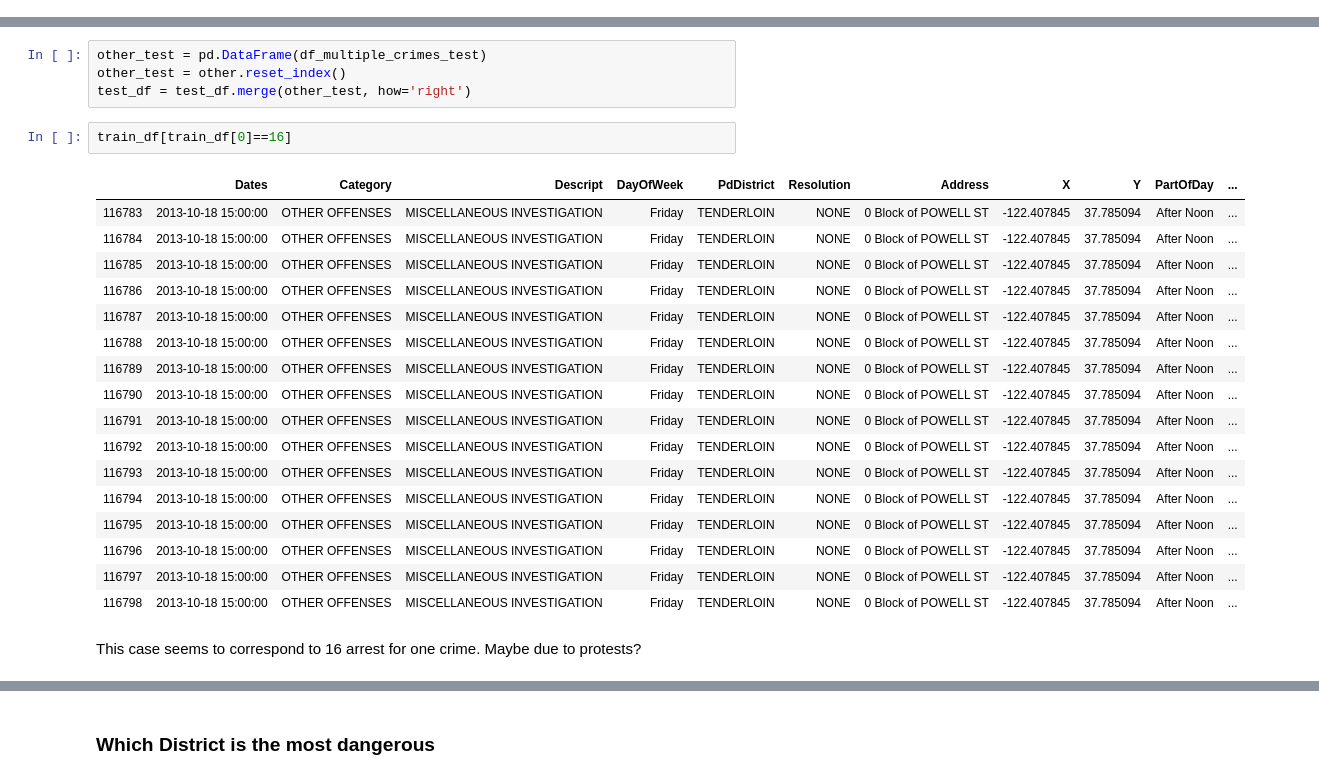
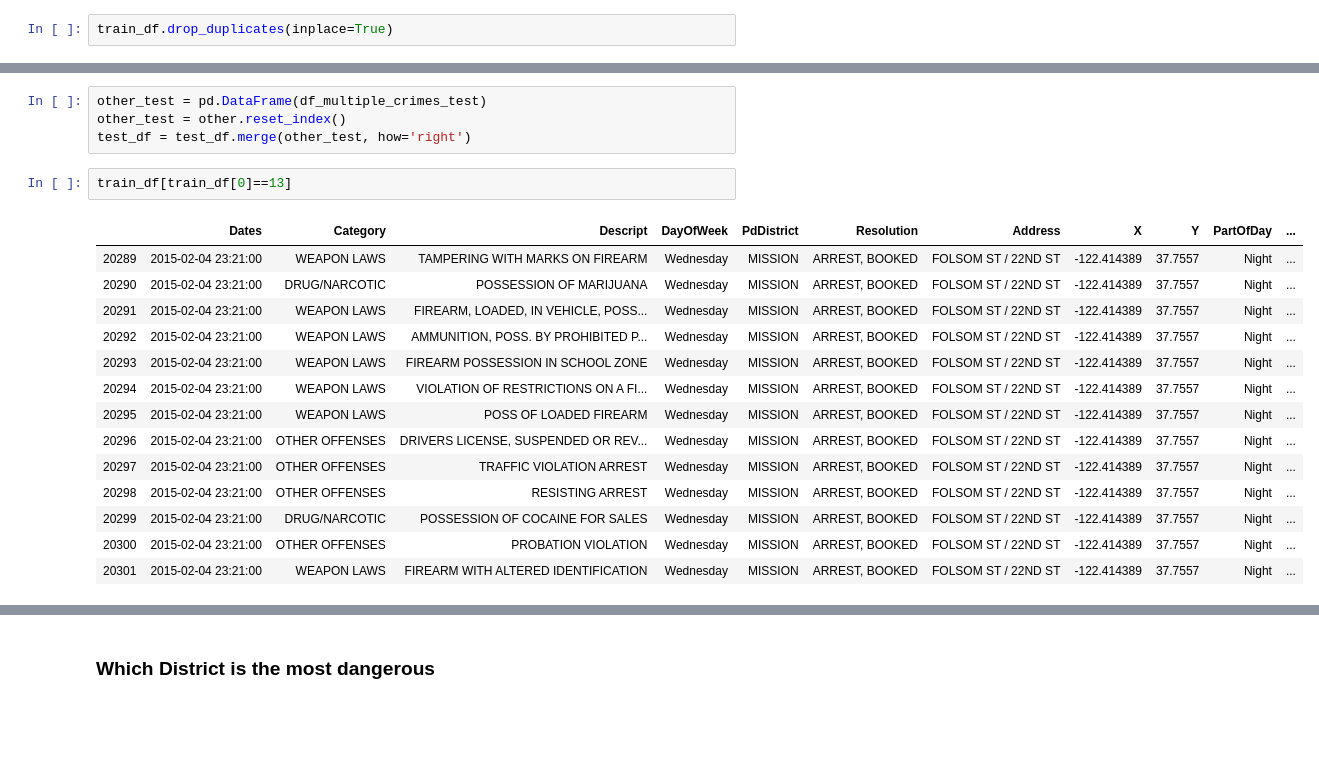
Before and after one commit to Frustrado/Crime-Classification, a Jupyter notebook: SF_crimes_analysis.ipynb, the cells around one changed output, grey strips where cells are left out. Saved outputs shown, nothing was run; the diff lists cells and outputs as text; blank space fills up the shorter version.

```diff
--- a/SF_crimes_analysis.ipynb
+++ b/SF_crimes_analysis.ipynb
@@ -135,3 +143,5 @@ We don't have any null values in our train dataset
+# %%
+train_df.drop_duplicates(inplace=True)
 # %% [markdown]
 ### Test dataset
 # %%
@@ -320,24 +372,19 @@ other_test = pd.DataFrame(df_multiple_crimes_test)
 other_test = other.reset_index()
 test_df = test_df.merge(other_test, how='right')
 # %%
-train_df[train_df[0]==16]
+train_df[train_df[0]==13]
 # %% [output]
 |  | Dates | Category | Descript | DayOfWeek | PdDistrict | Resolution | Address | X | Y | PartOfDay | ... |
-| 116783 | 2013-10-18 15:00:00 | OTHER OFFENSES | MISCELLANEOUS INVESTIGATION | Friday | TENDERLOIN | NONE | 0 Block of POWELL ST | -122.407845 | 37.785094 | After Noon | ... |
-| 116784 | 2013-10-18 15:00:00 | OTHER OFFENSES | MISCELLANEOUS INVESTIGATION | Friday | TENDERLOIN | NONE | 0 Block of POWELL ST | -122.407845 | 37.785094 | After Noon | ... |
-| 116785 | 2013-10-18 15:00:00 | OTHER OFFENSES | MISCELLANEOUS INVESTIGATION | Friday | TENDERLOIN | NONE | 0 Block of POWELL ST | -122.407845 | 37.785094 | After Noon | ... |
-| 116786 | 2013-10-18 15:00:00 | OTHER OFFENSES | MISCELLANEOUS INVESTIGATION | Friday | TENDERLOIN | NONE | 0 Block of POWELL ST | -122.407845 | 37.785094 | After Noon | ... |
-| 116787 | 2013-10-18 15:00:00 | OTHER OFFENSES | MISCELLANEOUS INVESTIGATION | Friday | TENDERLOIN | NONE | 0 Block of POWELL ST | -122.407845 | 37.785094 | After Noon | ... |
-| 116788 | 2013-10-18 15:00:00 | OTHER OFFENSES | MISCELLANEOUS INVESTIGATION | Friday | TENDERLOIN | NONE | 0 Block of POWELL ST | -122.407845 | 37.785094 | After Noon | ... |
-| 116789 | 2013-10-18 15:00:00 | OTHER OFFENSES | MISCELLANEOUS INVESTIGATION | Friday | TENDERLOIN | NONE | 0 Block of POWELL ST | -122.407845 | 37.785094 | After Noon | ... |
-| 116790 | 2013-10-18 15:00:00 | OTHER OFFENSES | MISCELLANEOUS INVESTIGATION | Friday | TENDERLOIN | NONE | 0 Block of POWELL ST | -122.407845 | 37.785094 | After Noon | ... |
-| 116791 | 2013-10-18 15:00:00 | OTHER OFFENSES | MISCELLANEOUS INVESTIGATION | Friday | TENDERLOIN | NONE | 0 Block of POWELL ST | -122.407845 | 37.785094 | After Noon | ... |
-| 116792 | 2013-10-18 15:00:00 | OTHER OFFENSES | MISCELLANEOUS INVESTIGATION | Friday | TENDERLOIN | NONE | 0 Block of POWELL ST | -122.407845 | 37.785094 | After Noon | ... |
-| 116793 | 2013-10-18 15:00:00 | OTHER OFFENSES | MISCELLANEOUS INVESTIGATION | Friday | TENDERLOIN | NONE | 0 Block of POWELL ST | -122.407845 | 37.785094 | After Noon | ... |
-| 116794 | 2013-10-18 15:00:00 | OTHER OFFENSES | MISCELLANEOUS INVESTIGATION | Friday | TENDERLOIN | NONE | 0 Block of POWELL ST | -122.407845 | 37.785094 | After Noon | ... |
-| 116795 | 2013-10-18 15:00:00 | OTHER OFFENSES | MISCELLANEOUS INVESTIGATION | Friday | TENDERLOIN | NONE | 0 Block of POWELL ST | -122.407845 | 37.785094 | After Noon | ... |
-| 116796 | 2013-10-18 15:00:00 | OTHER OFFENSES | MISCELLANEOUS INVESTIGATION | Friday | TENDERLOIN | NONE | 0 Block of POWELL ST | -122.407845 | 37.785094 | After Noon | ... |
-| 116797 | 2013-10-18 15:00:00 | OTHER OFFENSES | MISCELLANEOUS INVESTIGATION | Friday | TENDERLOIN | NONE | 0 Block of POWELL ST | -122.407845 | 37.785094 | After Noon | ... |
-| 116798 | 2013-10-18 15:00:00 | OTHER OFFENSES | MISCELLANEOUS INVESTIGATION | Friday | TENDERLOIN | NONE | 0 Block of POWELL ST | -122.407845 | 37.785094 | After Noon | ... |
+| 20289 | 2015-02-04 23:21:00 | WEAPON LAWS | TAMPERING WITH MARKS ON FIREARM | Wednesday | MISSION | ARREST, BOOKED | FOLSOM ST / 22ND ST | -122.414389 | 37.7557 | Night | ... |
+| 20290 | 2015-02-04 23:21:00 | DRUG/NARCOTIC | POSSESSION OF MARIJUANA | Wednesday | MISSION | ARREST, BOOKED | FOLSOM ST / 22ND ST | -122.414389 | 37.7557 | Night | ... |
+| 20291 | 2015-02-04 23:21:00 | WEAPON LAWS | FIREARM, LOADED, IN VEHICLE, POSS... | Wednesday | MISSION | ARREST, BOOKED | FOLSOM ST / 22ND ST | -122.414389 | 37.7557 | Night | ... |
+| 20292 | 2015-02-04 23:21:00 | WEAPON LAWS | AMMUNITION, POSS. BY PROHIBITED P... | Wednesday | MISSION | ARREST, BOOKED | FOLSOM ST / 22ND ST | -122.414389 | 37.7557 | Night | ... |
+| 20293 | 2015-02-04 23:21:00 | WEAPON LAWS | FIREARM POSSESSION IN SCHOOL ZONE | Wednesday | MISSION | ARREST, BOOKED | FOLSOM ST / 22ND ST | -122.414389 | 37.7557 | Night | ... |
+| 20294 | 2015-02-04 23:21:00 | WEAPON LAWS | VIOLATION OF RESTRICTIONS ON A FI... | Wednesday | MISSION | ARREST, BOOKED | FOLSOM ST / 22ND ST | -122.414389 | 37.7557 | Night | ... |
+| 20295 | 2015-02-04 23:21:00 | WEAPON LAWS | POSS OF LOADED FIREARM | Wednesday | MISSION | ARREST, BOOKED | FOLSOM ST / 22ND ST | -122.414389 | 37.7557 | Night | ... |
+| 20296 | 2015-02-04 23:21:00 | OTHER OFFENSES | DRIVERS LICENSE, SUSPENDED OR REV... | Wednesday | MISSION | ARREST, BOOKED | FOLSOM ST / 22ND ST | -122.414389 | 37.7557 | Night | ... |
+| 20297 | 2015-02-04 23:21:00 | OTHER OFFENSES | TRAFFIC VIOLATION ARREST | Wednesday | MISSION | ARREST, BOOKED | FOLSOM ST / 22ND ST | -122.414389 | 37.7557 | Night | ... |
+| 20298 | 2015-02-04 23:21:00 | OTHER OFFENSES | RESISTING ARREST | Wednesday | MISSION | ARREST, BOOKED | FOLSOM ST / 22ND ST | -122.414389 | 37.7557 | Night | ... |
+| 20299 | 2015-02-04 23:21:00 | DRUG/NARCOTIC | POSSESSION OF COCAINE FOR SALES | Wednesday | MISSION | ARREST, BOOKED | FOLSOM ST / 22ND ST | -122.414389 | 37.7557 | Night | ... |
+| 20300 | 2015-02-04 23:21:00 | OTHER OFFENSES | PROBATION VIOLATION | Wednesday | MISSION | ARREST, BOOKED | FOLSOM ST / 22ND ST | -122.414389 | 37.7557 | Night | ... |
+| 20301 | 2015-02-04 23:21:00 | WEAPON LAWS | FIREARM WITH ALTERED IDENTIFICATION | Wednesday | MISSION | ARREST, BOOKED | FOLSOM ST / 22ND ST | -122.414389 | 37.7557 | Night | ... |
-# %% [markdown]
-This case seems to correspond to 16 arrest for one crime. Maybe due to protests?
```
Also changed, not shown: parts of 46 cells of this notebook.
